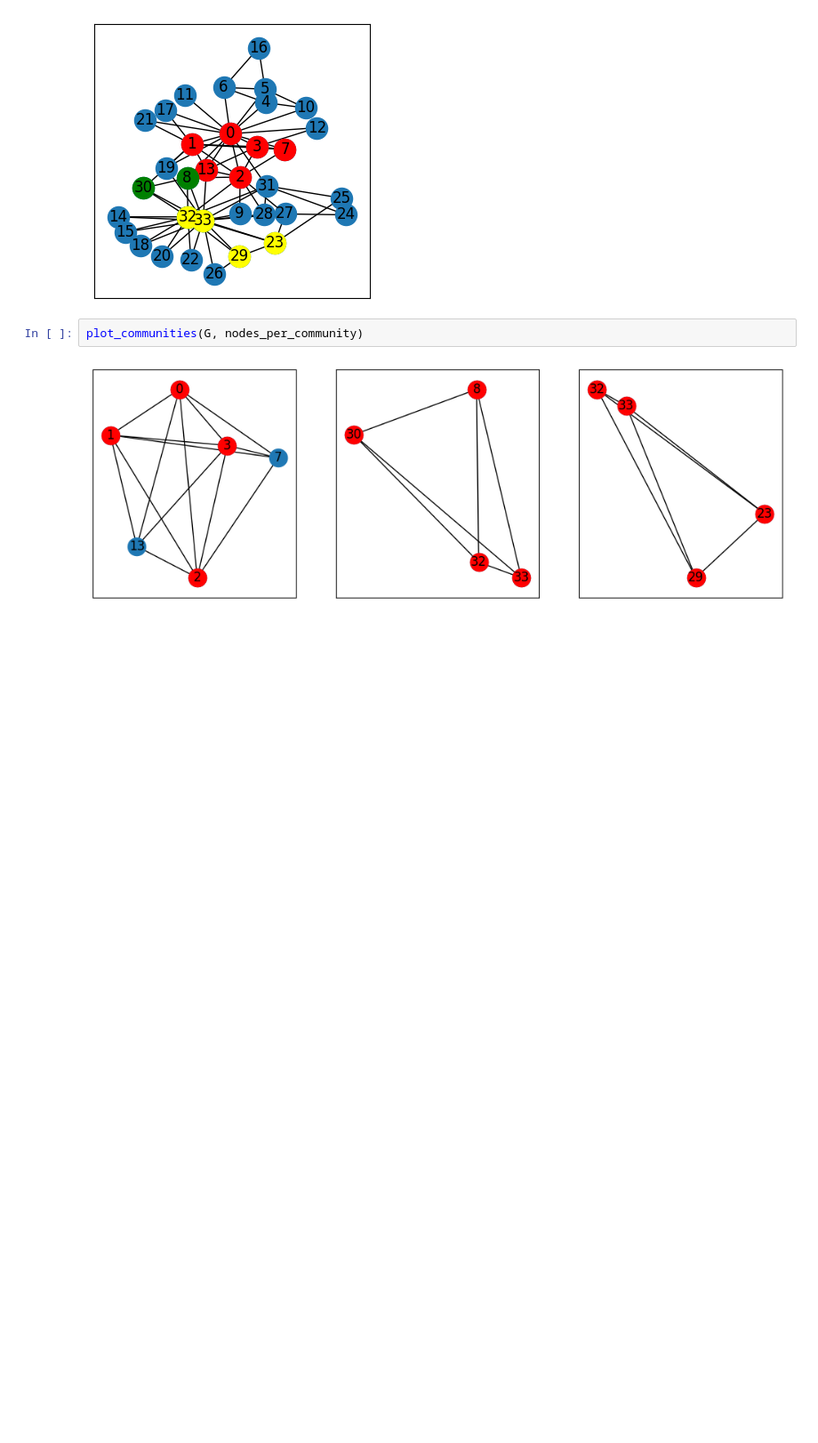
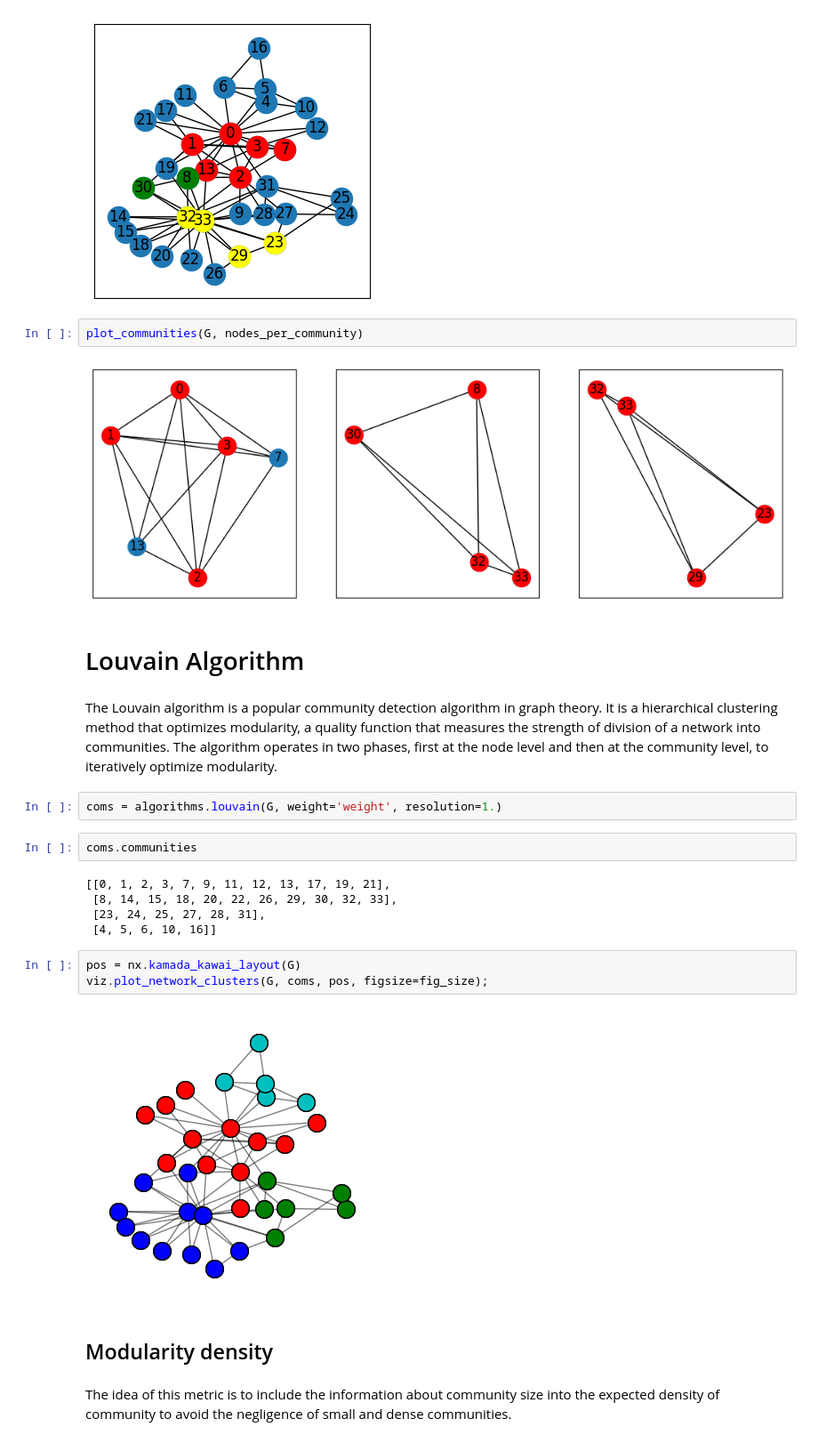
Before and after one commit to lipinski/graph-theory, a Jupyter notebook: community_detection.ipynb, the cells around one changed output. Shown: that part at 89% size. Saved outputs shown, nothing was run; the diff lists cells and outputs as text; blank space fills up the shorter version.

```diff
--- a/community_detection.ipynb
+++ b/community_detection.ipynb
@@ -118,3 +120,25 @@ nx.draw_networkx_edges(G, pos=pos);
 plot_communities(G, nodes_per_community)
 # %% [output]
 [figure]
+# %% [markdown]
+# Louvain Algorithm
+# %% [markdown]
+The Louvain algorithm is a popular community detection algorithm in graph theory. It is a hierarchical clustering method that optimizes modularity, a quality function that measures the strength of division of a network into communities. The algorithm operates in two phases, first at the node level and then at the community level, to iteratively optimize modularity.
+# %%
+coms = algorithms.louvain(G, weight='weight', resolution=1.)
+# %%
+coms.communities
+# %% [output]
+[[0, 1, 2, 3, 7, 9, 11, 12, 13, 17, 19, 21],
+ [8, 14, 15, 18, 20, 22, 26, 29, 30, 32, 33],
+ [23, 24, 25, 27, 28, 31],
+ [4, 5, 6, 10, 16]]
+# %%
+pos = nx.kamada_kawai_layout(G)
+viz.plot_network_clusters(G, coms, pos, figsize=fig_size);
+# %% [output]
+[figure, added]
+# %% [markdown]
+## Modularity density
+# %% [markdown]
+The idea of this metric is to include the information about community size into the expected density of community to avoid the negligence of small and dense communities.
```
Also changed, not shown: parts of 10 cells of this notebook.
